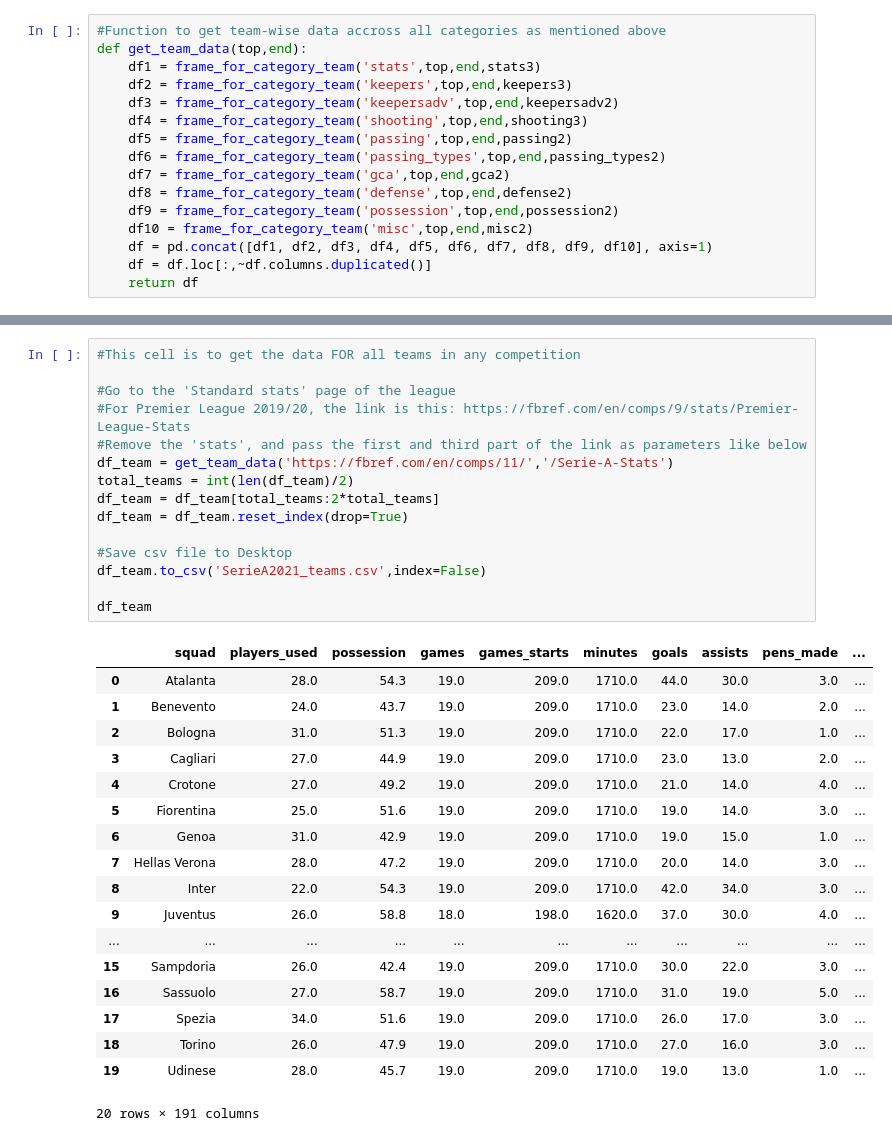
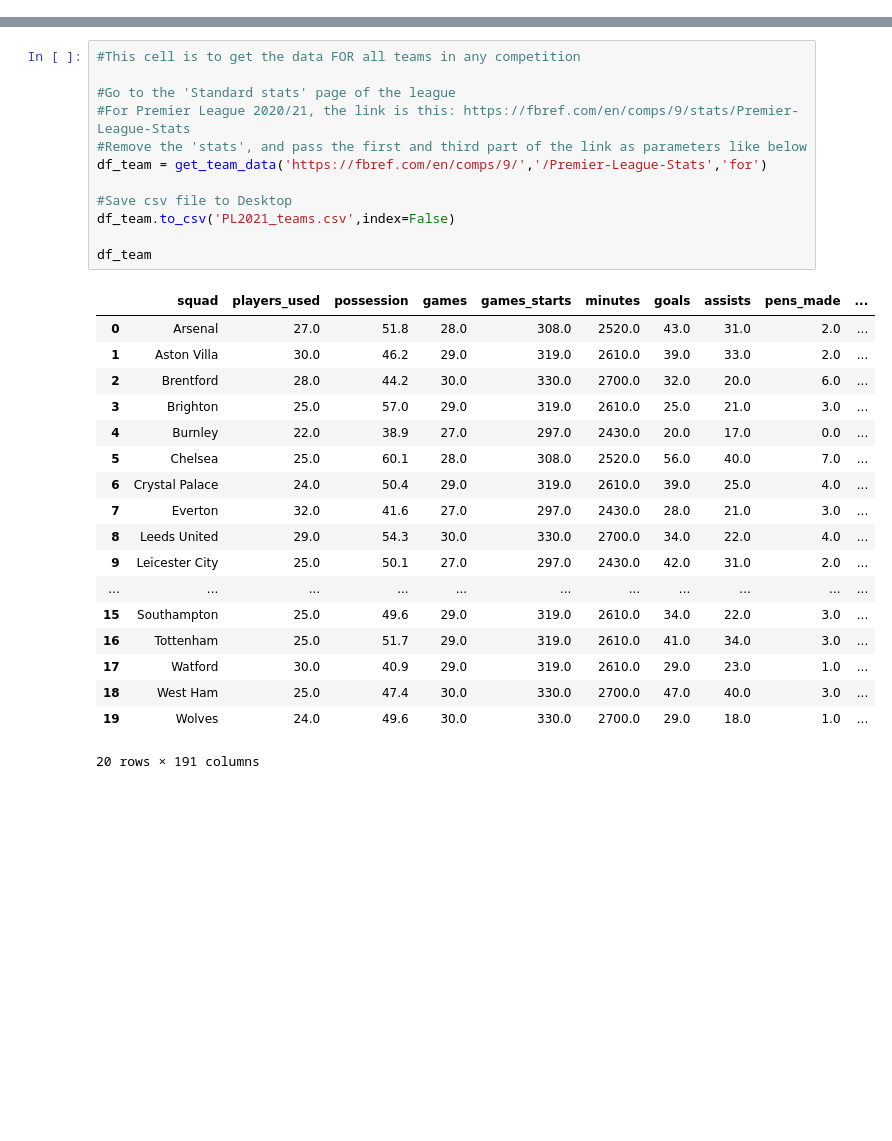
Before and after one commit to parth1902/Scrape-FBref-data, a Jupyter notebook: Scrape_FBref.ipynb, the cells around one changed output, grey strips where cells are left out. Drawn from its saved outputs; the diff is of its cells as text; blank space fills up the shorter version.

```diff
--- a/Scrape_FBref.ipynb
+++ b/Scrape_FBref.ipynb
@@ -143,19 +181,3 @@ def get_keeper_data(top,end):
-# %%
-#Function to get team-wise data accross all categories as mentioned above
-def get_team_data(top,end):
-    df1 = frame_for_category_team('stats',top,end,stats3)
-    df2 = frame_for_category_team('keepers',top,end,keepers3)
-    df3 = frame_for_category_team('keepersadv',top,end,keepersadv2)
-    df4 = frame_for_category_team('shooting',top,end,shooting3)
-    df5 = frame_for_category_team('passing',top,end,passing2)
-    df6 = frame_for_category_team('passing_types',top,end,passing_types2)
-    df7 = frame_for_category_team('gca',top,end,gca2)
-    df8 = frame_for_category_team('defense',top,end,defense2)
-    df9 = frame_for_category_team('possession',top,end,possession2)
-    df10 = frame_for_category_team('misc',top,end,misc2)
-    df = pd.concat([df1, df2, df3, df4, df5, df6, df7, df8, df9, df10], axis=1)
-    df = df.loc[:,~df.columns.duplicated()]
-    return df
 # %%
 #This cell is to get the outfield player data for any competition
 
@@ -185,36 +207,33 @@ df_outfield
 # %%
 #This cell is to get the data FOR all teams in any competition
 
 #Go to the 'Standard stats' page of the league
-#For Premier League 2019/20, the link is this: https://fbref.com/en/comps/9/stats/Premier-League-Stats
+#For Premier League 2020/21, the link is this: https://fbref.com/en/comps/9/stats/Premier-League-Stats
 #Remove the 'stats', and pass the first and third part of the link as parameters like below
-df_team = get_team_data('https://fbref.com/en/comps/11/','/Serie-A-Stats')
-total_teams = int(len(df_team)/2)
-df_team = df_team[total_teams:2*total_teams]
-df_team = df_team.reset_index(drop=True)
+df_team = get_team_data('https://fbref.com/en/comps/9/','/Premier-League-Stats','for')
 
 #Save csv file to Desktop
-df_team.to_csv('SerieA2021_teams.csv',index=False)
+df_team.to_csv('PL2021_teams.csv',index=False)
 
 df_team
 # %% [output]
 |  | squad | players_used | possession | games | games_starts | minutes | goals | assists | pens_made | ... |
-| 0 | Atalanta | 28.0 | 54.3 | 19.0 | 209.0 | 1710.0 | 44.0 | 30.0 | 3.0 | ... |
-| 1 | Benevento | 24.0 | 43.7 | 19.0 | 209.0 | 1710.0 | 23.0 | 14.0 | 2.0 | ... |
-| 2 | Bologna | 31.0 | 51.3 | 19.0 | 209.0 | 1710.0 | 22.0 | 17.0 | 1.0 | ... |
-| 3 | Cagliari | 27.0 | 44.9 | 19.0 | 209.0 | 1710.0 | 23.0 | 13.0 | 2.0 | ... |
-| 4 | Crotone | 27.0 | 49.2 | 19.0 | 209.0 | 1710.0 | 21.0 | 14.0 | 4.0 | ... |
-| 5 | Fiorentina | 25.0 | 51.6 | 19.0 | 209.0 | 1710.0 | 19.0 | 14.0 | 3.0 | ... |
-| 6 | Genoa | 31.0 | 42.9 | 19.0 | 209.0 | 1710.0 | 19.0 | 15.0 | 1.0 | ... |
-| 7 | Hellas Verona | 28.0 | 47.2 | 19.0 | 209.0 | 1710.0 | 20.0 | 14.0 | 3.0 | ... |
-| 8 | Inter | 22.0 | 54.3 | 19.0 | 209.0 | 1710.0 | 42.0 | 34.0 | 3.0 | ... |
-| 9 | Juventus | 26.0 | 58.8 | 18.0 | 198.0 | 1620.0 | 37.0 | 30.0 | 4.0 | ... |
+| 0 | Arsenal | 27.0 | 51.8 | 28.0 | 308.0 | 2520.0 | 43.0 | 31.0 | 2.0 | ... |
+| 1 | Aston Villa | 30.0 | 46.2 | 29.0 | 319.0 | 2610.0 | 39.0 | 33.0 | 2.0 | ... |
+| 2 | Brentford | 28.0 | 44.2 | 30.0 | 330.0 | 2700.0 | 32.0 | 20.0 | 6.0 | ... |
+| 3 | Brighton | 25.0 | 57.0 | 29.0 | 319.0 | 2610.0 | 25.0 | 21.0 | 3.0 | ... |
+| 4 | Burnley | 22.0 | 38.9 | 27.0 | 297.0 | 2430.0 | 20.0 | 17.0 | 0.0 | ... |
+| 5 | Chelsea | 25.0 | 60.1 | 28.0 | 308.0 | 2520.0 | 56.0 | 40.0 | 7.0 | ... |
+| 6 | Crystal Palace | 24.0 | 50.4 | 29.0 | 319.0 | 2610.0 | 39.0 | 25.0 | 4.0 | ... |
+| 7 | Everton | 32.0 | 41.6 | 27.0 | 297.0 | 2430.0 | 28.0 | 21.0 | 3.0 | ... |
+| 8 | Leeds United | 29.0 | 54.3 | 30.0 | 330.0 | 2700.0 | 34.0 | 22.0 | 4.0 | ... |
+| 9 | Leicester City | 25.0 | 50.1 | 27.0 | 297.0 | 2430.0 | 42.0 | 31.0 | 2.0 | ... |
 | ... | ... | ... | ... | ... | ... | ... | ... | ... | ... | ... |
-| 15 | Sampdoria | 26.0 | 42.4 | 19.0 | 209.0 | 1710.0 | 30.0 | 22.0 | 3.0 | ... |
-| 16 | Sassuolo | 27.0 | 58.7 | 19.0 | 209.0 | 1710.0 | 31.0 | 19.0 | 5.0 | ... |
-| 17 | Spezia | 34.0 | 51.6 | 19.0 | 209.0 | 1710.0 | 26.0 | 17.0 | 3.0 | ... |
-| 18 | Torino | 26.0 | 47.9 | 19.0 | 209.0 | 1710.0 | 27.0 | 16.0 | 3.0 | ... |
-| 19 | Udinese | 28.0 | 45.7 | 19.0 | 209.0 | 1710.0 | 19.0 | 13.0 | 1.0 | ... |
+| 15 | Southampton | 25.0 | 49.6 | 29.0 | 319.0 | 2610.0 | 34.0 | 22.0 | 3.0 | ... |
+| 16 | Tottenham | 25.0 | 51.7 | 29.0 | 319.0 | 2610.0 | 41.0 | 34.0 | 3.0 | ... |
+| 17 | Watford | 30.0 | 40.9 | 29.0 | 319.0 | 2610.0 | 29.0 | 23.0 | 1.0 | ... |
+| 18 | West Ham | 25.0 | 47.4 | 30.0 | 330.0 | 2700.0 | 47.0 | 40.0 | 3.0 | ... |
+| 19 | Wolves | 24.0 | 49.6 | 30.0 | 330.0 | 2700.0 | 29.0 | 18.0 | 1.0 | ... |
 20 rows × 191 columns
 # %%
 #This cell is to get the data VS all teams in any competition
```
Also changed, not shown: parts of 10 cells of this notebook.
